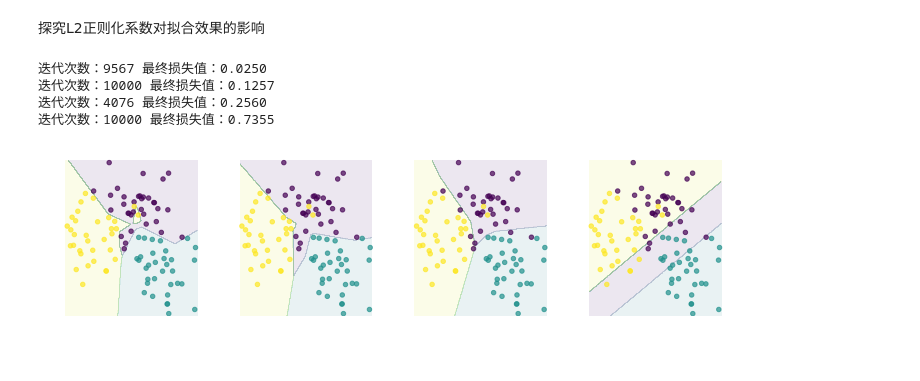
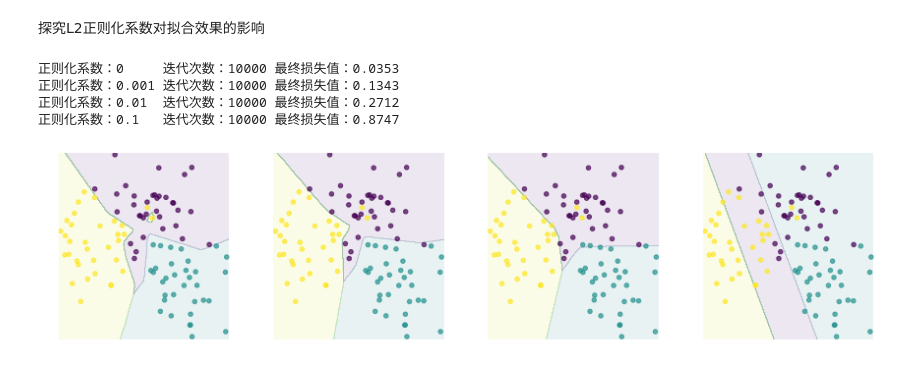
Before and after one commit to AryeYellow/PyProjects, a Jupyter notebook: DataScience/Regularization with L1 and L2.ipynb, the cells around one changed output. Cells and saved outputs as stored; diff of their text form; code cells hidden in the pictures.

```diff
--- a/DataScience/Regularization with L1 and L2.ipynb
+++ b/DataScience/Regularization with L1 and L2.ipynb
@@ -51,14 +51,14 @@ $$ w_j := w_j - \alpha ( \frac{1}{m} \sum _{i=0}^m (h_w(x_i) - y_i) x_{ij} + \la
 # %%
 %matplotlib inline
 from sklearn.datasets import load_boston
-from sklearn.preprocessing import MinMaxScaler
+from sklearn.preprocessing import StandardScaler
 from sklearn.linear_model import LinearRegression, Lasso, Ridge, ElasticNet
 import numpy as np, matplotlib.pyplot as mp
 
 bunch = load_boston()
 X = bunch.data
 Y = bunch.target
-X = MinMaxScaler().fit_transform(X)
+X = StandardScaler().fit_transform(X)
 
 arange = np.arange(X.shape[1])
 width = .2  # 条形图宽度
@@ -87,7 +87,7 @@ from sklearn.datasets import make_blobs
 手写一个神经网络
 # %%
 class NN:
-    def __init__(self, nn=16, lr=1., precision=1e-7, alpha=0.):
+    def __init__(self, nn=32, lr=1., precision=5e-8, alpha=0.):
         self.nn = nn  # 神经元个数
         self.lr = lr  # 学习率
         self.precision = precision  # 允许误差范围
@@ -101,9 +101,9 @@ class NN:
         d = X.shape[1]  # 维数
         k = len(np.unique(y))  # 种类数
         # 参数初始化
-        W1 = 0.01 * np.random.randn(d, self.nn)
+        W1 = 1e-3 * np.random.randn(d, self.nn)
         b1 = np.zeros((1, self.nn))
-        W2 = 0.01 * np.random.randn(self.nn, k)
+        W2 = 1e-3 * np.random.randn(self.nn, k)
         b2 = np.zeros((1, k))
         # 梯度下降循环
         for i in range(10000):
@@ -154,18 +154,18 @@ def visualize(X, y, nn, i, le):
 探究L2正则化系数对拟合效果的影响
 # %%
 X, y = make_blobs(random_state=0)  # 创建随机样本
-mp.figure(figsize=(12, 3))
+mp.figure(figsize=(15, 3.5))
 ls = [0., 1e-3, 1e-2, 1e-1]  # L2正则化系数
 le = len(ls)
 for i in range(le):
     nn = NN(alpha=ls[i])  # 建模
     nn.fit(X, y)  # 拟合
-    print('迭代次数：%5d' % len(nn.loss), '最终损失值：%.4f' % nn.loss[-1])
+    print('正则化系数：%-5g' % ls[i], '迭代次数：%5d' % len(nn.loss), '最终损失值：%.4f' % nn.loss[-1])
     visualize(X, y, nn, i + 1, le)  # 可视化
 mp.show()
 # %% [output]
-迭代次数：9567 最终损失值：0.0250
-迭代次数：10000 最终损失值：0.1257
-迭代次数：4076 最终损失值：0.2560
-迭代次数：10000 最终损失值：0.7355
+正则化系数：0     迭代次数：10000 最终损失值：0.0353
+正则化系数：0.001 迭代次数：10000 最终损失值：0.1343
+正则化系数：0.01  迭代次数：10000 最终损失值：0.2712
+正则化系数：0.1   迭代次数：10000 最终损失值：0.8747
-[figure, old version]
+[figure, new version]
```
Also changed, not shown: parts of 6 cells of this notebook.
